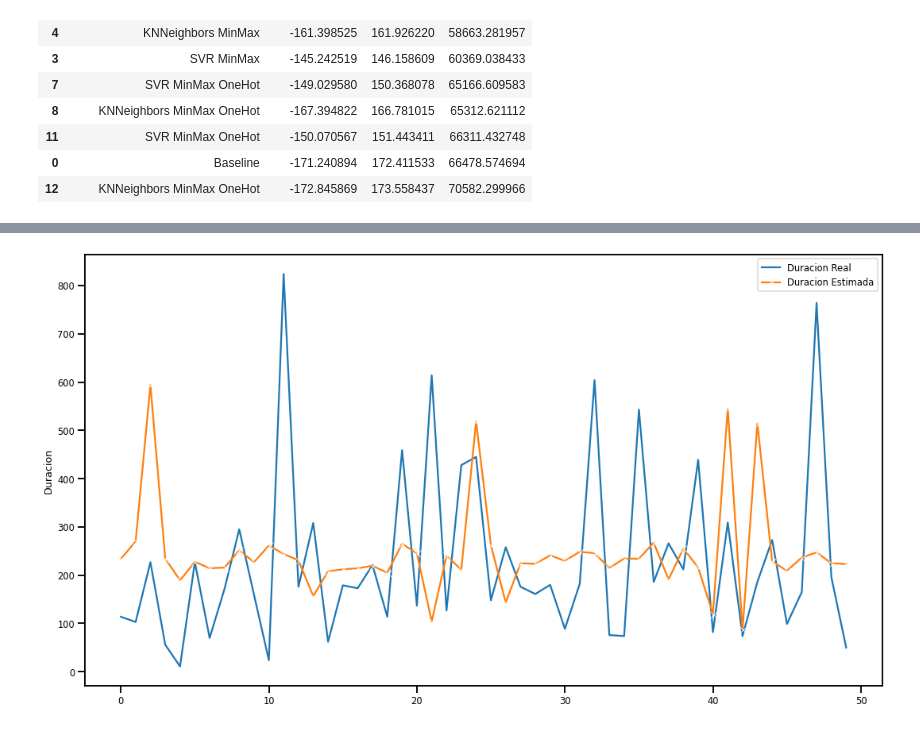
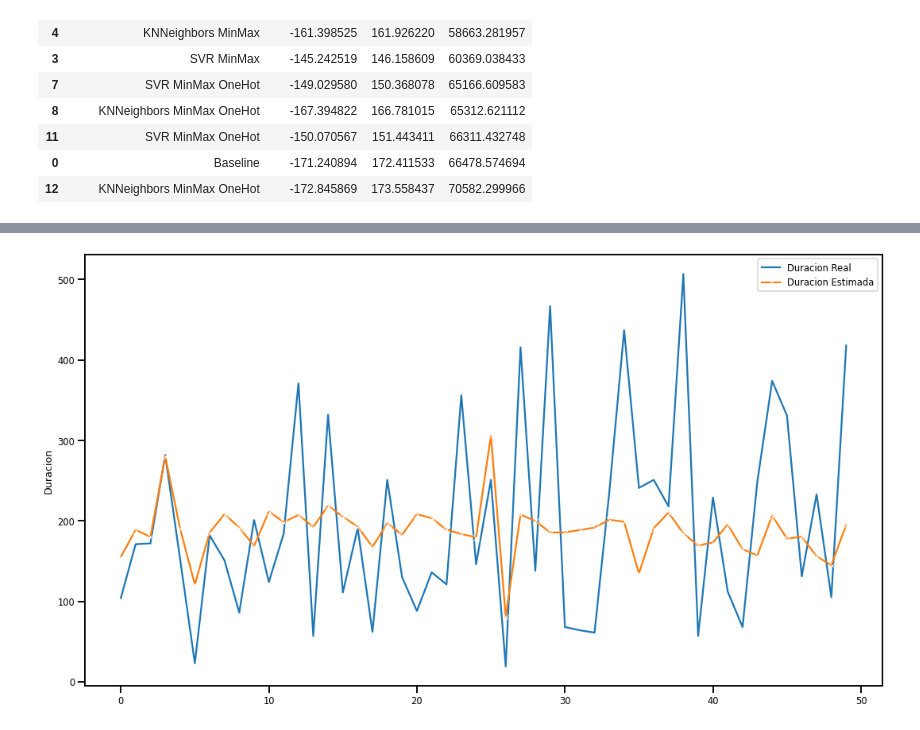
Before and after one commit to tomiambro/ap_automatico, a Jupyter notebook: tp1v2.ipynb, the cells around one changed output, grey strips where cells are left out. Saved outputs shown, nothing was run; the diff lists cells and outputs as text; code cells hidden in the pictures.

```diff
--- a/tp1v2.ipynb
+++ b/tp1v2.ipynb
@@ -577,12 +627,12 @@ res.sort_values('mse test', ascending=True)
 # %%
-x = range(len(ytests['Linear Regression MinMax OneHot']))
+x = range(len(ytests['Linear Regression MinMax OneHot .9']))
 # %%
 plt.figure(figsize=(18,10))
-sns.lineplot(x[:50], ytests['Linear Regression MinMax OneHot'][:50])
-sns.lineplot(x[:50], ypreds['Linear Regression MinMax OneHot'][:50], marker='x')
+sns.lineplot(x[:50], ytests['Linear Regression MinMax OneHot .9'][:50])
+sns.lineplot(x[:50], ypreds['Linear Regression MinMax OneHot .9'][:50], marker='x')
 
 plt.ylabel('Duracion')
 plt.legend(['Duracion Real', 'Duracion Estimada'])
 plt.show()
 # %% [output]
-[figure, old version]
+[figure, new version]
```
Also changed, not shown: parts of 5 cells of this notebook.
